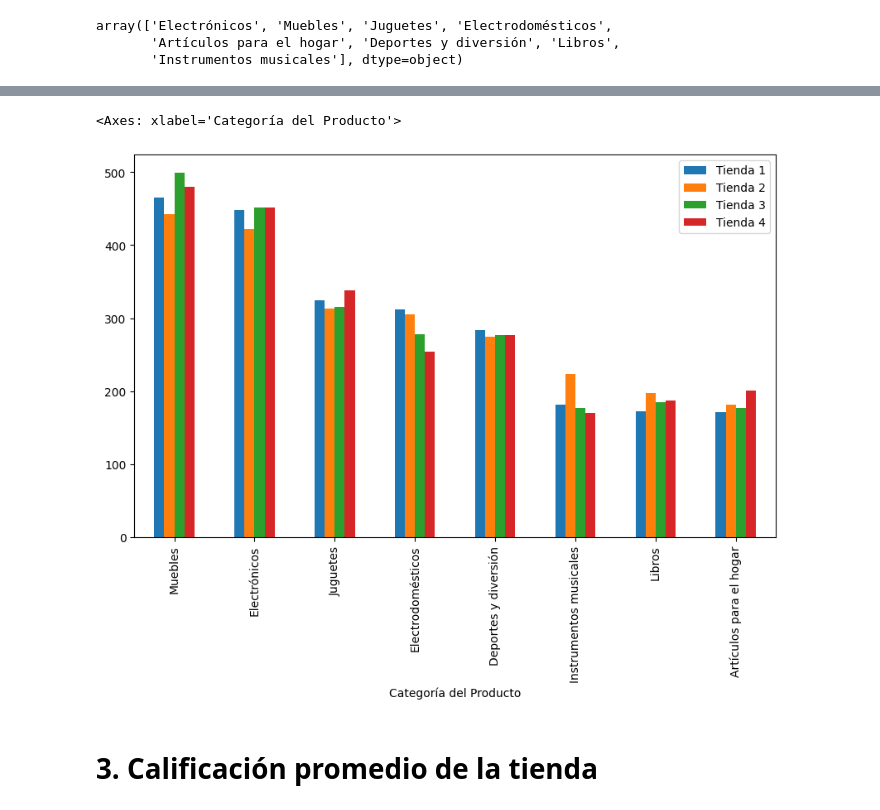
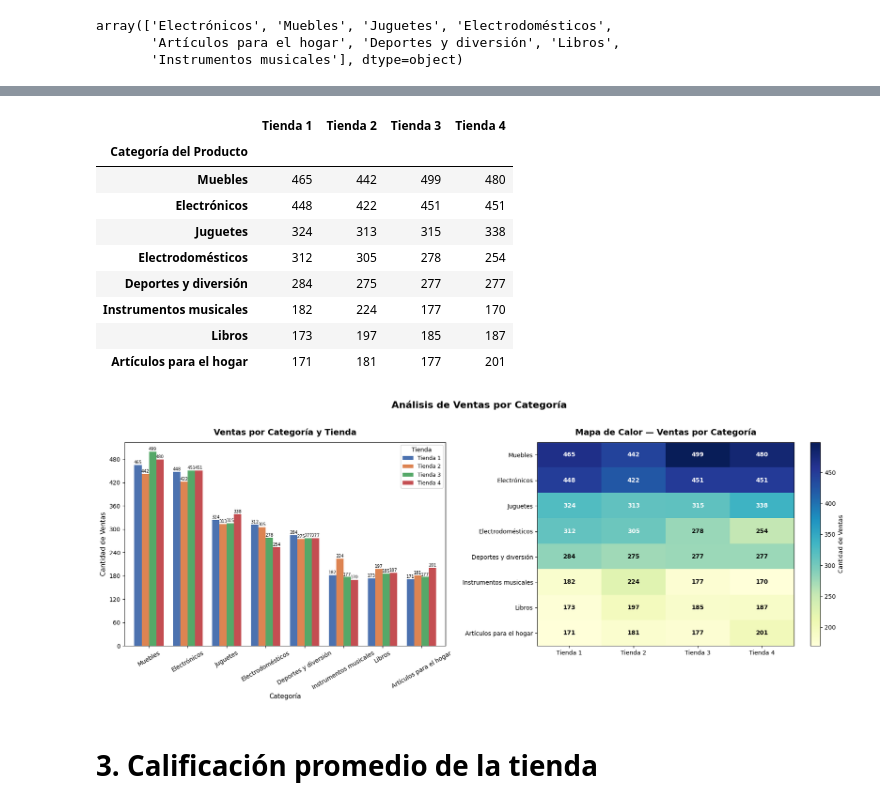
Before and after one commit to Joshep-c/alura-store-sales-analysis, a Jupyter notebook: AluraStoreLatam.ipynb, the cells around one changed output, grey strips where cells are left out. Drawn from its saved outputs; the diff is of its cells as text; code cells hidden in the pictures.

```diff
--- a/AluraStoreLatam.ipynb
+++ b/AluraStoreLatam.ipynb
@@ -88,10 +161,74 @@ comparacion_categorias = pd.concat(
 comparacion_categorias.columns = ['Tienda 1', 'Tienda 2', 'Tienda 3', 'Tienda 4']
 comparacion_categorias = comparacion_categorias.fillna(0)
 
-comparacion_categorias.plot(kind='bar', figsize=(10,6))
+comparacion_categorias
 # %% [output]
-<Axes: xlabel='Categoría del Producto'>
-[figure, removed]
+|  | Tienda 1 | Tienda 2 | Tienda 3 | Tienda 4 |
+| Categoría del Producto |  |  |  |  |
+| Muebles | 465 | 442 | 499 | 480 |
+| Electrónicos | 448 | 422 | 451 | 451 |
+| Juguetes | 324 | 313 | 315 | 338 |
+| Electrodomésticos | 312 | 305 | 278 | 254 |
+| Deportes y diversión | 284 | 275 | 277 | 277 |
+| Instrumentos musicales | 182 | 224 | 177 | 170 |
+| Libros | 173 | 197 | 185 | 187 |
+| Artículos para el hogar | 171 | 181 | 177 | 201 |
+# %%
+colores = ['#4C72B0', '#DD8452', '#55A868', '#C44E52']
+
+fig, (grafica_categorias_barras, grafica_categorias_calor) = plt.subplots(
+    1, 2, figsize=(18, 7)
+)
+
+comparacion_categorias.plot(
+    kind='bar', ax=grafica_categorias_barras, color=colores, width=0.75
+)
+grafica_categorias_barras.set_title('Ventas por Categoría y Tienda', fontsize=14, fontweight='bold', pad=12)
+grafica_categorias_barras.set_xlabel('Categoría', fontsize=11)
+grafica_categorias_barras.set_ylabel('Cantidad de Ventas', fontsize=11)
+grafica_categorias_barras.tick_params(axis='x', rotation=30)
+grafica_categorias_barras.legend(title='Tienda', fontsize=9)
+grafica_categorias_barras.yaxis.set_major_locator(ticker.MaxNLocator(integer=True))
+
+for barra in grafica_categorias_barras.patches:
+    valor = int(barra.get_height())
+    if valor > 0:
+        grafica_categorias_barras.text(
+            barra.get_x() + barra.get_width() / 2,
+            barra.get_height() + 1,
+            str(valor),
+            ha='center', va='bottom', fontsize=7
+        )
+
+import numpy as np
+
+data = comparacion_categorias.values
+categorias = comparacion_categorias.index.tolist()
+tiendas = comparacion_categorias.columns.tolist()
+
+mapa = grafica_categorias_calor.imshow(data, aspect='auto', cmap='YlGnBu')
+fig.colorbar(mapa, ax=grafica_categorias_calor, label='Cantidad de Ventas')
+
+grafica_categorias_calor.set_title('Mapa de Calor — Ventas por Categoría', fontsize=14, fontweight='bold', pad=12)
+grafica_categorias_calor.set_xticks(range(len(tiendas)))
+grafica_categorias_calor.set_xticklabels(tiendas, fontsize=10)
+grafica_categorias_calor.set_yticks(range(len(categorias)))
+grafica_categorias_calor.set_yticklabels(categorias, fontsize=10)
+
+for i in range(len(categorias)):
+    for j in range(len(tiendas)):
+        grafica_categorias_calor.text(
+            j, i, int(data[i, j]),
+            ha='center', va='center',
+            fontsize=10, fontweight='bold',
+            color='black' if data[i, j] < data.max() * 0.6 else 'white'
+        )
+
+fig.suptitle('Análisis de Ventas por Categoría', fontsize=16, fontweight='bold', y=1.02)
+plt.tight_layout()
+plt.show()
+# %% [output]
+[figure, added]
 # %% [markdown]
 # 3. Calificación promedio de la tienda
 # %%
```
Also changed, not shown: parts of 15 cells of this notebook.
